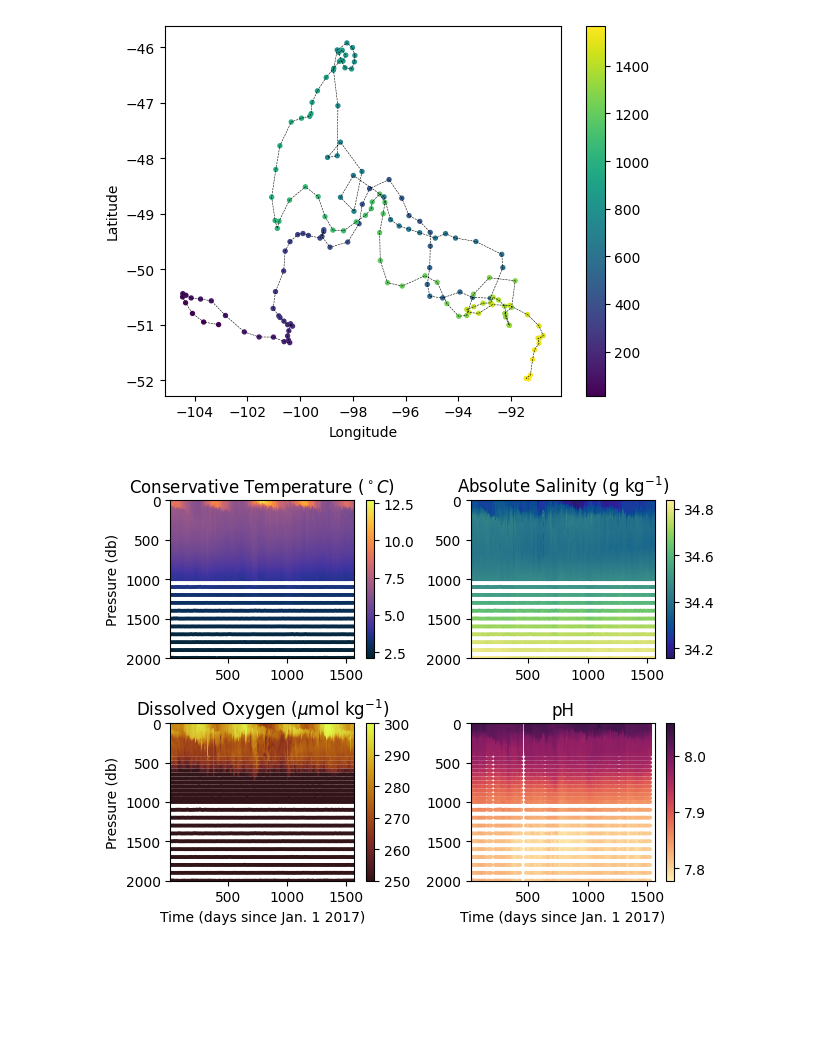
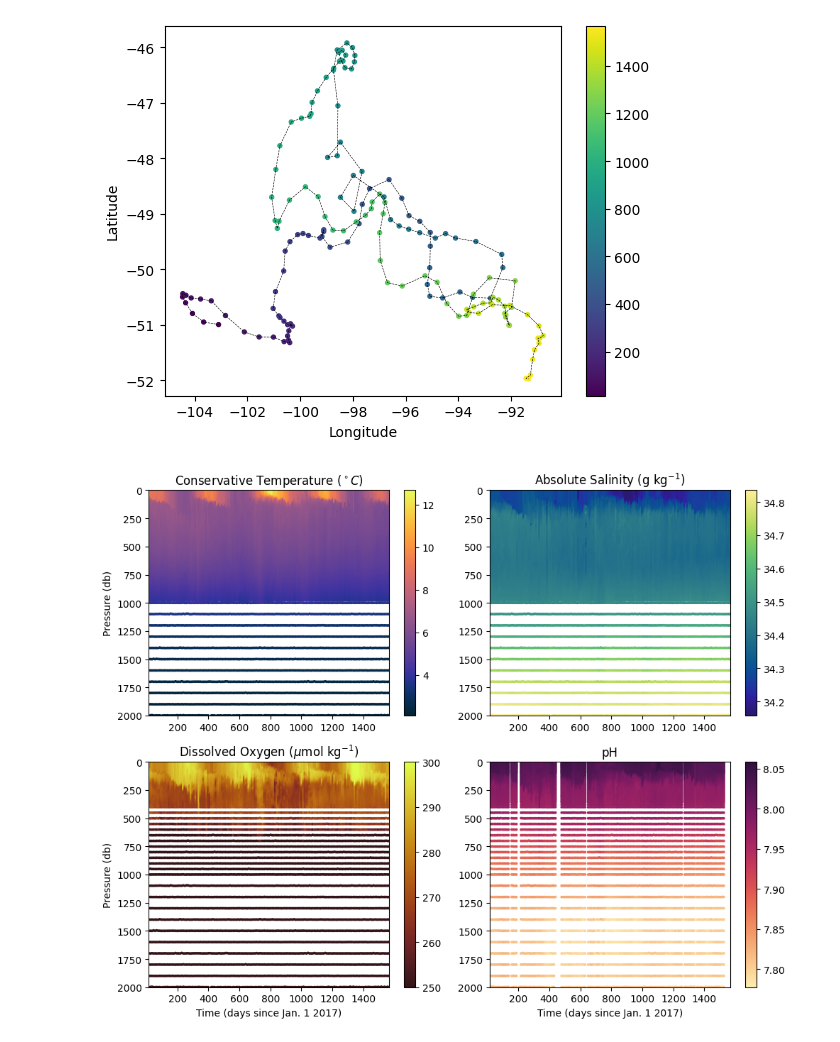
Before and after one commit to Caltech-OCTO/ESE102_PS2, a Jupyter notebook: Problem Set 2.ipynb, the cells around one changed output. Cells and saved outputs as stored; diff of their text form; code cells hidden in the pictures; blank space fills up the shorter version.

```diff
--- a/Problem Set 2.ipynb
+++ b/Problem Set 2.ipynb
@@ -47,41 +46,40 @@ fig_1.show()
 # %%
 p_max = 2000
 
-fig_2, ax_2 = plt.subplots(2,2)
+fig_2, ax_2 = plt.subplots(2,2,figsize=(10, 8))
 
 X = np.tile(day_since,(np.size(press,1),1)).transpose()
 
 cl2a = ax_2[0,0].scatter(X,press,c=CT,cmap=cmocean.cm.thermal,s=3)
 ax_2[0,0].set_ylabel("Pressure (db)")
 ax_2[0,0].set_title("Conservative Temperature ($^\circ C$)")
 fig_2.colorbar(cl2a,ax=ax_2[0,0])
 
 cl2b = ax_2[0,1].scatter(X,press,c=SA,cmap=cmocean.cm.haline,s=3)
 ax_2[0,1].set_title("Absolute Salinity (g kg$^{-1}$)")
 fig_2.colorbar(cl2b,ax=ax_2[0,1])
 
 cl2c = ax_2[1,0].scatter(X,press,c=oxy,cmap=cmocean.cm.solar,s=3,vmin=250,vmax=300)
 ax_2[1,0].set_ylabel("Pressure (db)")
 ax_2[1,0].set_xlabel("Time (days since Jan. 1 2017)")
 ax_2[1,0].set_title("Dissolved Oxygen ($\mu$mol kg$^{-1}$)")
 fig_2.colorbar(cl2c,ax=ax_2[1,0])
 
 cl2d = ax_2[1,1].scatter(X,press,c=pH,cmap=cmocean.cm.matter,s=3)
 ax_2[1,1].set_xlabel("Time (days since Jan. 1 2017)")
 ax_2[1,1].set_title("pH")
 fig_2.colorbar(cl2d,ax=ax_2[1,1])
 
 for ax in ax_2.flatten():
     ax.set_ylim(0,p_max)
     ax.set_xlim(np.min(day_since),np.max(day_since))
     ax.invert_yaxis()
 
 for ax in fig_2.get_axes():
     ax.label_outer()
-fig_2.tight_layout()
-fig_2.show()
+fig_2.tight_layout();
 # %% [output]
-[figure, old version]
+[figure, new version]
 # %%
 #ADD CODE HERE TO CALCULATE THE MLD
 MLD = np.zeros(len(day_since))
```
Also changed, not shown: parts of 10 cells of this notebook, 1 other file.
